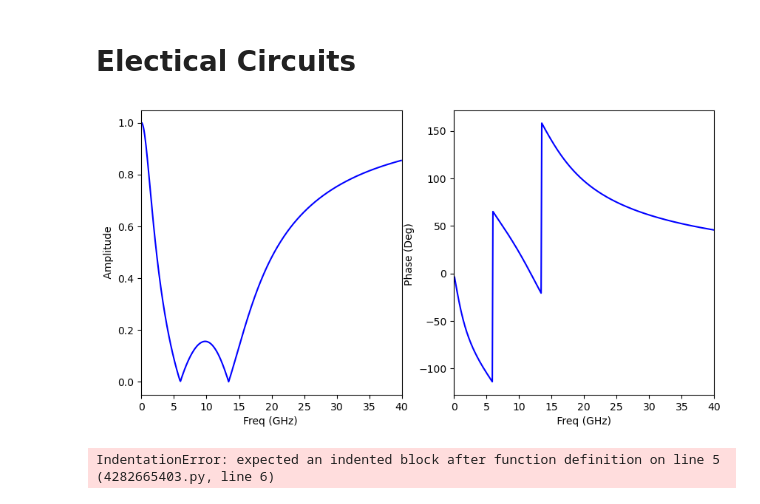
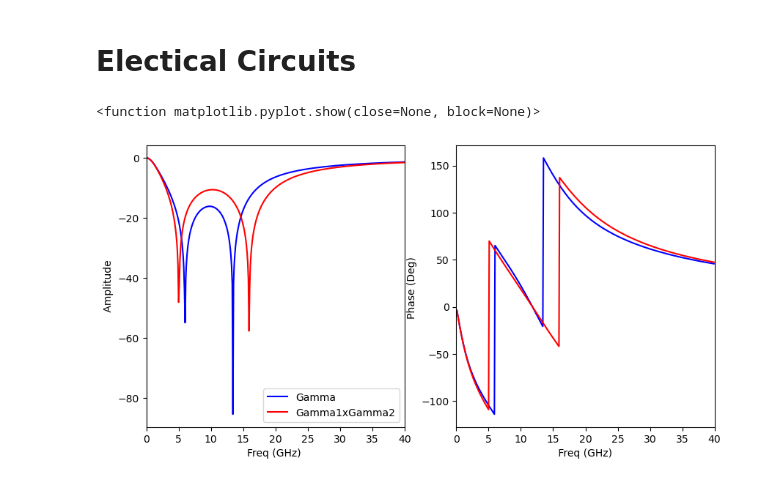
Before and after one commit to andrevsl/SpectralBook, a Jupyter notebook: ChapterCircuitsCode.ipynb, the cells around one changed output. Cells and saved outputs as stored; diff of their text form; code cells hidden in the pictures.

```diff
--- a/ChapterCircuitsCode.ipynb
+++ b/ChapterCircuitsCode.ipynb
@@ -24,41 +25,40 @@ def createRLC(freq,type,R,L,C):
         Zc=1/(1j*omega*C)
         ZLind=1j*omega*L
         Z=addElementCircuit(type,Zc,ZLind)
         Z=addElementCircuit(type,Z,R)
     return Z
 
 def gammaFromZ(Z0,Zeq):
     gamma=(Zeq-Z0)/(Zeq+Z0)
     return gamma
 
 f=np.arange(0.1,40,0.1)*1e9
 omega=2*pi*f
 R1=50
 R2=50
 L1=1e-9
 L2=1e-9
 C1=1e-12
 C2=0.1e-12
 Z0=50
 Z1=createRLC(f,'Series',R1,L1,C1)
 Z2=createRLC(f,'Series',R2,L2,C2)
 Zeq=addElementCircuit('Shunt',Z1,Z2)
 
 Gamma=gammaFromZ(Z0,Zeq)
+Gamma1=gammaFromZ(Z0,Z1)
+Gamma2=gammaFromZ(Z0,Z2)
 
+Gamma12=Gamma2*Gamma1
 
 
 fig2,ax=plt.subplots(1,2)
 fig2.set_size_inches((10,5))
-plot1DSparametric(ax,f,[0,40],(0,Gamma,'b','-'))
+plot1DSparametricdB(ax,f,[0,40],(0,Gamma,'b','-'),
+                          (0,Gamma12,'r','-'))
+ax[0].legend(['Gamma','Gamma1xGamma2'])
+cursor(hover=True)
+plt.show
 # %% [output]
+<function matplotlib.pyplot.show(close=None, block=None)>
-[figure, old version]
+[figure, new version]
-# %%
-# >>> exec("""def a(x):
-# ...   return x+1""")
-# >>> a(2)
-# 3
-def fitRLC(freq,preal,pimag,A,dc,order):
-popt, pcov = curve_fit(sigmoid, xdata, ydata)
-# %% [output]
-IndentationError: expected an indented block after function definition on line 5 (4282665403.py, line 6)
```
Also changed, not shown: parts of 3 cells of this notebook, 2 other files.
